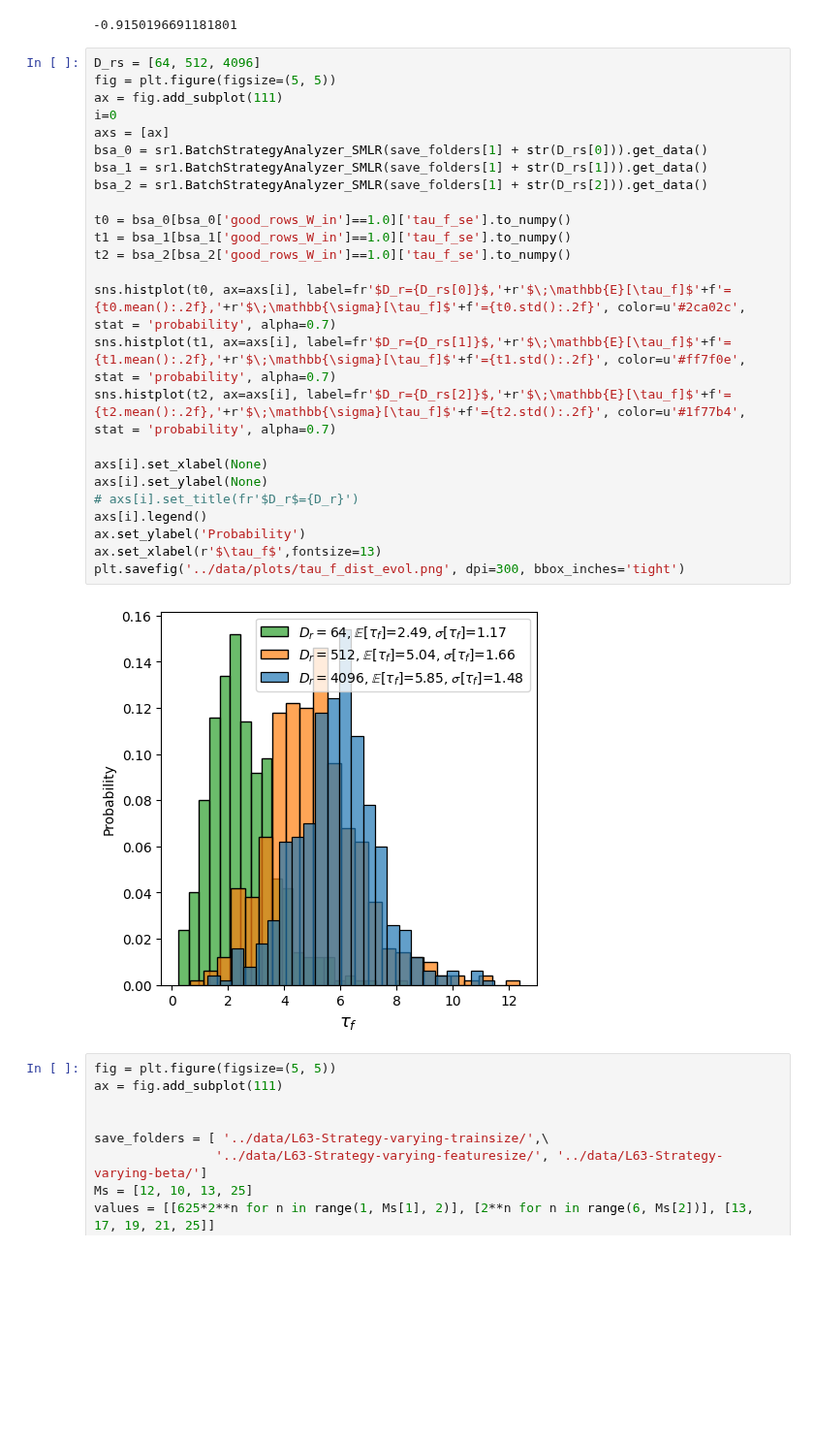
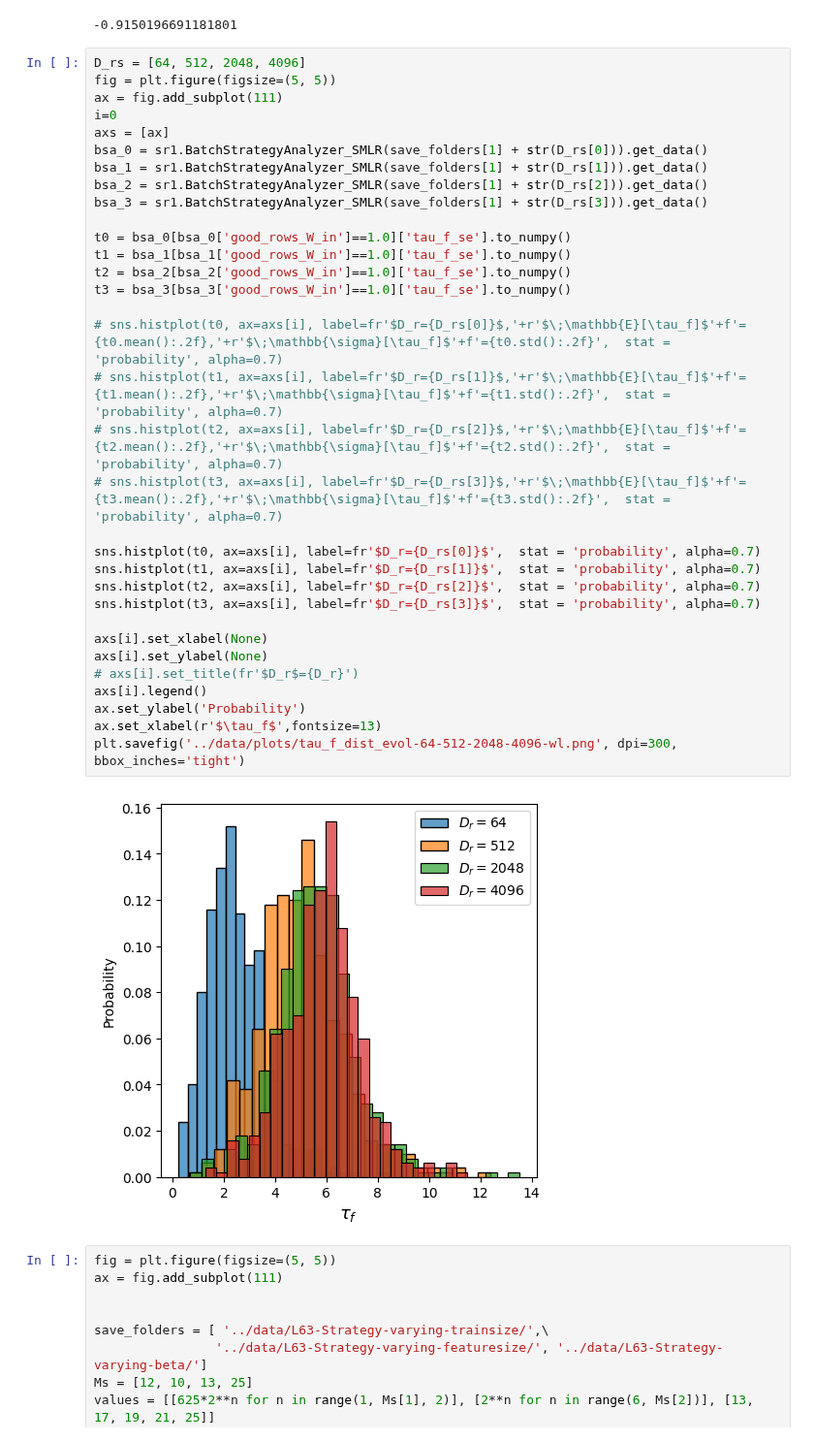
Before and after one commit to pinakm9/random-feature-map, a Jupyter notebook: notebooks/Section-4.1-4.3.ipynb, the cells around one changed output. Shown at 97% size. Saved outputs shown, nothing was run; the diff lists cells and outputs as text; blank space fills up the shorter version.

Commit message:
plots

```diff
--- a/notebooks/Section-4.1-4.3.ipynb
+++ b/notebooks/Section-4.1-4.3.ipynb
@@ -706,32 +788,40 @@ res_1.slope
 # %% [output]
 -0.9150196691181801
 # %%
-D_rs = [64, 512, 4096]
+D_rs = [64, 512, 2048, 4096]
 fig = plt.figure(figsize=(5, 5))
 ax = fig.add_subplot(111)
 i=0
 axs = [ax]
 bsa_0 = sr1.BatchStrategyAnalyzer_SMLR(save_folders[1] + str(D_rs[0])).get_data()
 bsa_1 = sr1.BatchStrategyAnalyzer_SMLR(save_folders[1] + str(D_rs[1])).get_data()
 bsa_2 = sr1.BatchStrategyAnalyzer_SMLR(save_folders[1] + str(D_rs[2])).get_data()
+bsa_3 = sr1.BatchStrategyAnalyzer_SMLR(save_folders[1] + str(D_rs[3])).get_data()
 
 t0 = bsa_0[bsa_0['good_rows_W_in']==1.0]['tau_f_se'].to_numpy()
 t1 = bsa_1[bsa_1['good_rows_W_in']==1.0]['tau_f_se'].to_numpy()
 t2 = bsa_2[bsa_2['good_rows_W_in']==1.0]['tau_f_se'].to_numpy()
+t3 = bsa_3[bsa_3['good_rows_W_in']==1.0]['tau_f_se'].to_numpy()
 
-sns.histplot(t0, ax=axs[i], label=fr'$D_r={D_rs[0]}$,'+r'$\;\mathbb{E}[\tau_f]$'+f'={t0.mean():.2f},'+r'$\;\mathbb{\sigma}[\tau_f]$'+f'={t0.std():.2f}', color=u'#2ca02c', stat = 'probability', alpha=0.7)
-sns.histplot(t1, ax=axs[i], label=fr'$D_r={D_rs[1]}$,'+r'$\;\mathbb{E}[\tau_f]$'+f'={t1.mean():.2f},'+r'$\;\mathbb{\sigma}[\tau_f]$'+f'={t1.std():.2f}', color=u'#ff7f0e', stat = 'probability', alpha=0.7)
-sns.histplot(t2, ax=axs[i], label=fr'$D_r={D_rs[2]}$,'+r'$\;\mathbb{E}[\tau_f]$'+f'={t2.mean():.2f},'+r'$\;\mathbb{\sigma}[\tau_f]$'+f'={t2.std():.2f}', color=u'#1f77b4', stat = 'probability', alpha=0.7)
+# sns.histplot(t0, ax=axs[i], label=fr'$D_r={D_rs[0]}$,'+r'$\;\mathbb{E}[\tau_f]$'+f'={t0.mean():.2f},'+r'$\;\mathbb{\sigma}[\tau_f]$'+f'={t0.std():.2f}',  stat = 'probability', alpha=0.7)
+# sns.histplot(t1, ax=axs[i], label=fr'$D_r={D_rs[1]}$,'+r'$\;\mathbb{E}[\tau_f]$'+f'={t1.mean():.2f},'+r'$\;\mathbb{\sigma}[\tau_f]$'+f'={t1.std():.2f}',  stat = 'probability', alpha=0.7)
+# sns.histplot(t2, ax=axs[i], label=fr'$D_r={D_rs[2]}$,'+r'$\;\mathbb{E}[\tau_f]$'+f'={t2.mean():.2f},'+r'$\;\mathbb{\sigma}[\tau_f]$'+f'={t2.std():.2f}',  stat = 'probability', alpha=0.7)
+# sns.histplot(t3, ax=axs[i], label=fr'$D_r={D_rs[3]}$,'+r'$\;\mathbb{E}[\tau_f]$'+f'={t3.mean():.2f},'+r'$\;\mathbb{\sigma}[\tau_f]$'+f'={t3.std():.2f}',  stat = 'probability', alpha=0.7)
+
+sns.histplot(t0, ax=axs[i], label=fr'$D_r={D_rs[0]}$',  stat = 'probability', alpha=0.7)
+sns.histplot(t1, ax=axs[i], label=fr'$D_r={D_rs[1]}$',  stat = 'probability', alpha=0.7)
+sns.histplot(t2, ax=axs[i], label=fr'$D_r={D_rs[2]}$',  stat = 'probability', alpha=0.7)
+sns.histplot(t3, ax=axs[i], label=fr'$D_r={D_rs[3]}$',  stat = 'probability', alpha=0.7)
 
 axs[i].set_xlabel(None)
 axs[i].set_ylabel(None)
 # axs[i].set_title(fr'$D_r$={D_r}')
 axs[i].legend()
 ax.set_ylabel('Probability')
 ax.set_xlabel(r'$\tau_f$',fontsize=13)
-plt.savefig('../data/plots/tau_f_dist_evol.png', dpi=300, bbox_inches='tight')
+plt.savefig('../data/plots/tau_f_dist_evol-64-512-2048-4096-wl.png', dpi=300, bbox_inches='tight')
 # %% [output]
-[figure, old version]
+[figure, new version]
 # %%
 fig = plt.figure(figsize=(5, 5))
 ax = fig.add_subplot(111)
```
Also changed, not shown: parts of 5 cells of this notebook, 2 other files.
